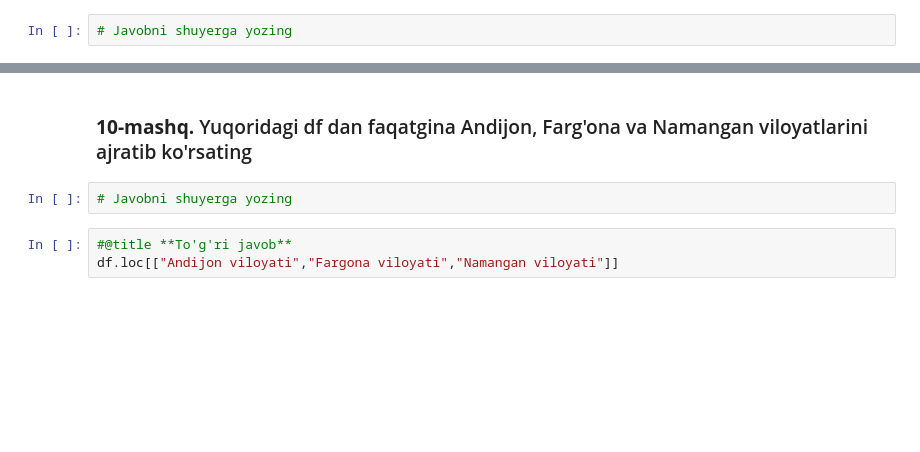
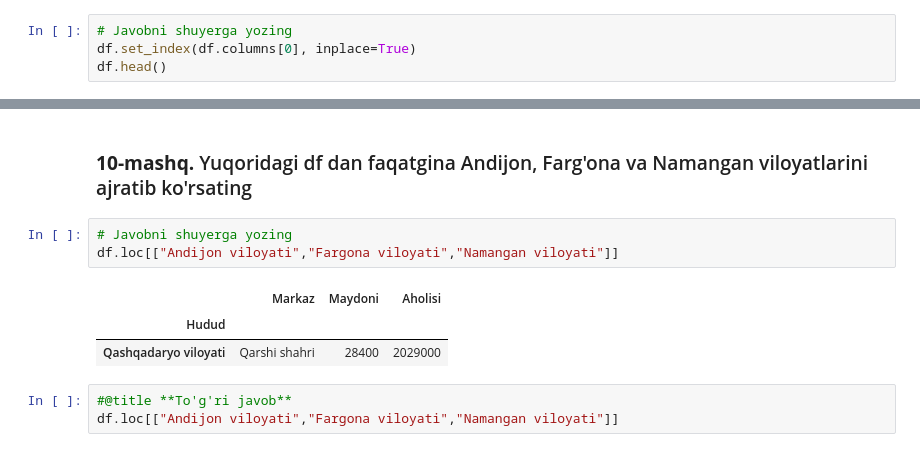
Before and after one commit to Amirshteyn/Exercises, a Jupyter notebook: DS_pandas_2_amaliyot_df.ipynb, the cells around one changed output, grey strips where cells are left out. Saved outputs shown, nothing was run; the diff lists cells and outputs as text; blank space fills up the shorter version.

```diff
--- a/DS_pandas_2_amaliyot_df.ipynb
+++ b/DS_pandas_2_amaliyot_df.ipynb
@@ -266,3 +327,5 @@ Ishora:
 2. Yoki `set_index()` metodidan foydalaning
 # %%
 # Javobni shuyerga yozing
+df.set_index(df.columns[0], inplace=True)
+df.head()
@@ -291,6 +365,11 @@ True
 ### **10-mashq.**  Yuqoridagi df dan faqatgina Andijon, Farg'ona va Namangan viloyatlarini ajratib ko'rsating
 # %%
 # Javobni shuyerga yozing
+df.loc[["Andijon viloyati","Fargona viloyati","Namangan viloyati"]]
+# %% [output]
+|  | Markaz | Maydoni | Aholisi |
+| Hudud |  |  |  |
+| Qashqadaryo viloyati | Qarshi shahri | 28400 | 2029000 |
 # %%
 #@title **To'g'ri javob**
 df.loc[["Andijon viloyati","Fargona viloyati","Namangan viloyati"]]
```
Also changed, not shown: parts of 27 cells of this notebook.
